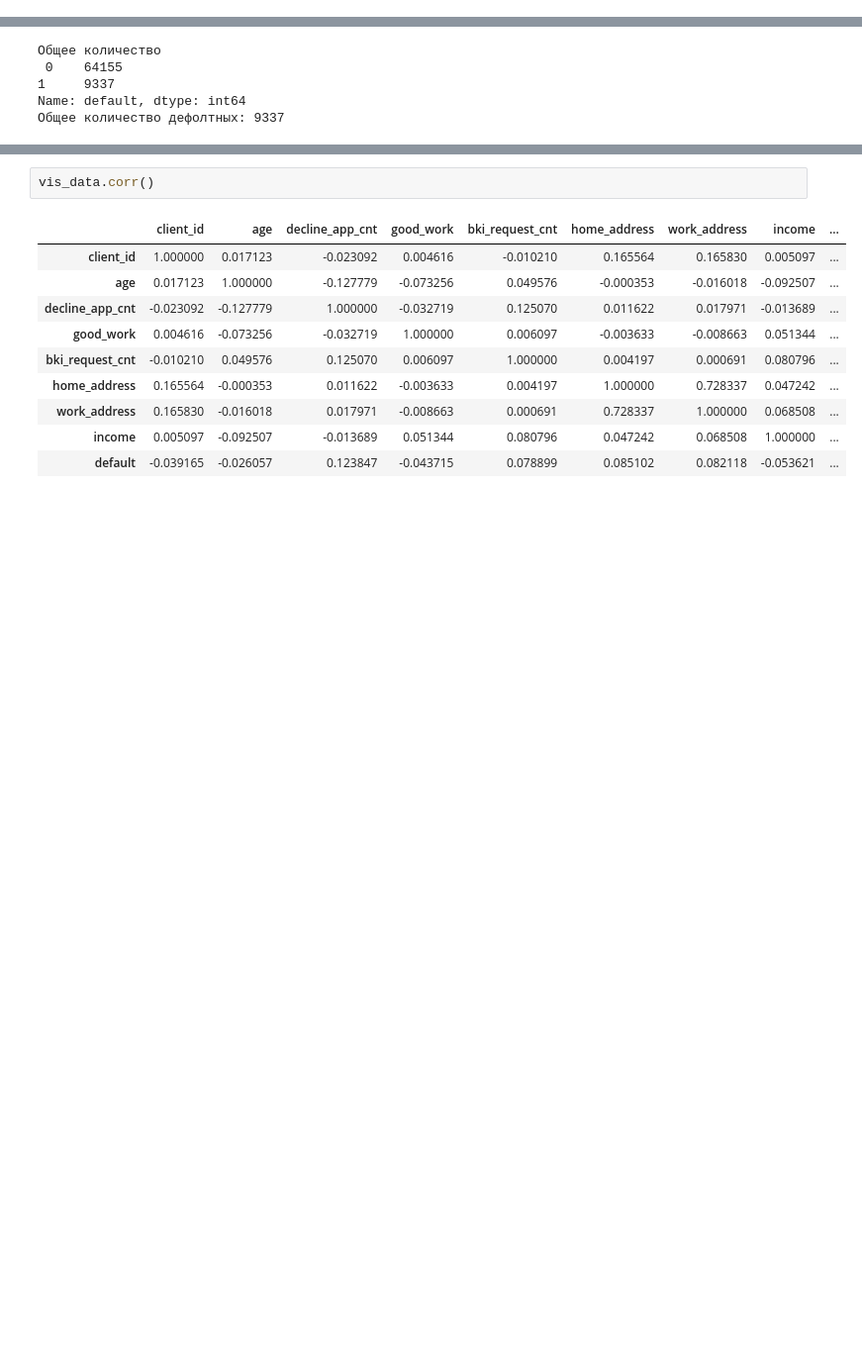
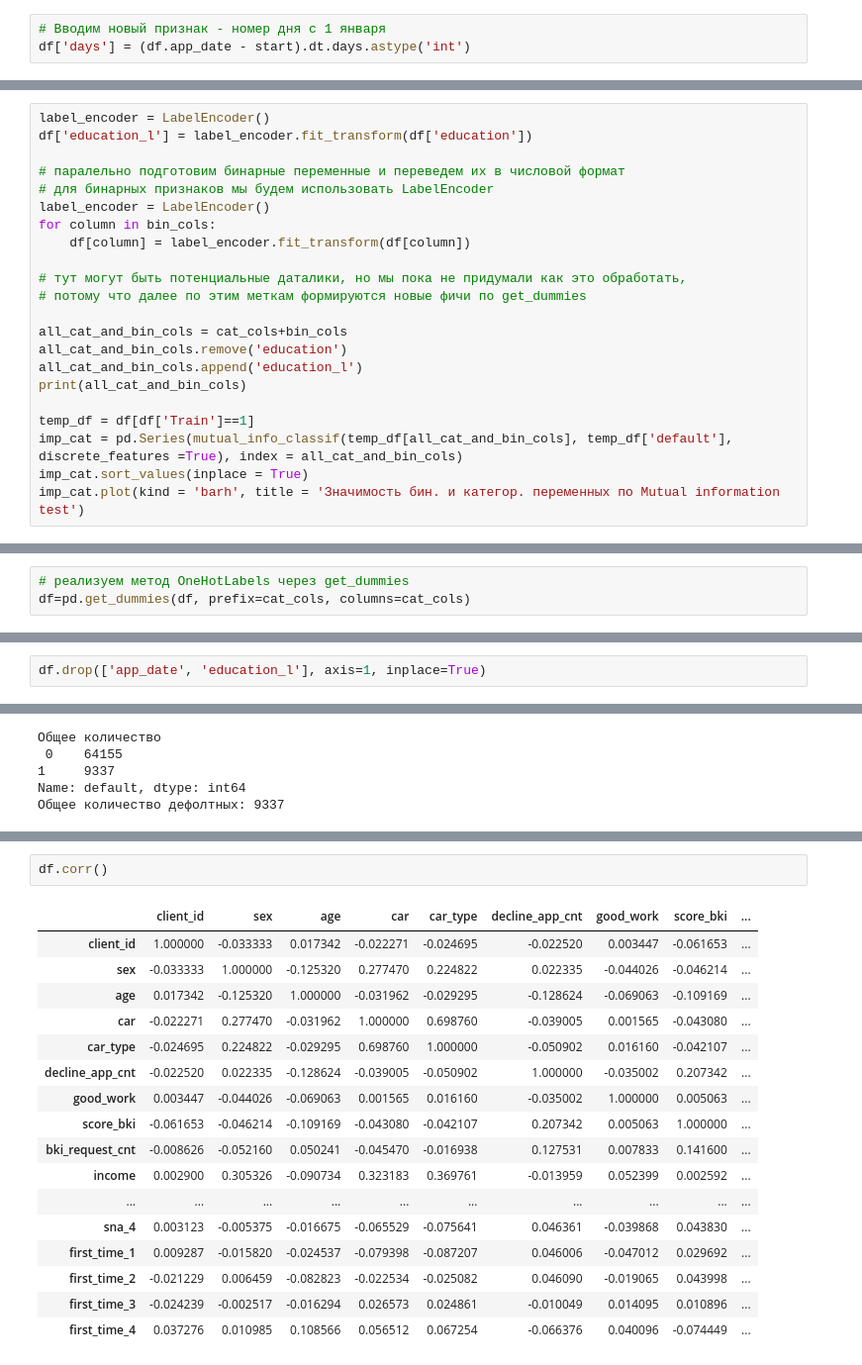
Before and after one commit to saztata/skillfactory_rds, a Jupyter notebook: скоринг банк.ipynb, the cells around one changed output, grey strips where cells are left out. Shown: that part at 99% size. Cells and saved outputs as stored; diff of their text form; blank space fills up the shorter version.

```diff
--- a/скоринг банк.ipynb
+++ b/скоринг банк.ipynb
@@ -158,0 +199,3 @@ for i in num_cols:
+# %%
+# Вводим новый признак - номер дня с 1 января
+df['days'] = (df.app_date - start).dt.days.astype('int')
@@ -158,0 +231,22 @@ for i in num_cols:
+# %%
+label_encoder = LabelEncoder()
+df['education_l'] = label_encoder.fit_transform(df['education'])
+
+# паралельно подготовим бинарные переменные и переведем их в числовой формат
+# для бинарных признаков мы будем использовать LabelEncoder
+label_encoder = LabelEncoder()
+for column in bin_cols:
+    df[column] = label_encoder.fit_transform(df[column])
+
+# тут могут быть потенциальные даталики, но мы пока не придумали как это обработать,
+# потому что далее по этим меткам формируются новые фичи по get_dummies
+
+all_cat_and_bin_cols = cat_cols+bin_cols
+all_cat_and_bin_cols.remove('education')
+all_cat_and_bin_cols.append('education_l')
+print(all_cat_and_bin_cols)
+
+temp_df = df[df['Train']==1]
+imp_cat = pd.Series(mutual_info_classif(temp_df[all_cat_and_bin_cols], temp_df['default'], discrete_features =True), index = all_cat_and_bin_cols)
+imp_cat.sort_values(inplace = True)
+imp_cat.plot(kind = 'barh', title = 'Значимость бин. и категор. переменных по Mutual information test')
@@ -158,0 +257,3 @@ for i in num_cols:
+# %%
+# реализуем метод OneHotLabels через get_dummies
+df=pd.get_dummies(df, prefix=cat_cols, columns=cat_cols)
@@ -158,0 +266,2 @@ for i in num_cols:
+# %%
+df.drop(['app_date', 'education_l'], axis=1, inplace=True)
@@ -244,13 +384,20 @@ sns.heatmap(vis_data[num_cols].corr().abs(), vmin=0, vmax=1)
 # %%
-vis_data.corr()
+df.corr()
 # %% [output]
-|  | client_id | age | decline_app_cnt | good_work | bki_request_cnt | home_address | work_address | income | ... |
-| client_id | 1.000000 | 0.017123 | -0.023092 | 0.004616 | -0.010210 | 0.165564 | 0.165830 | 0.005097 | ... |
-| age | 0.017123 | 1.000000 | -0.127779 | -0.073256 | 0.049576 | -0.000353 | -0.016018 | -0.092507 | ... |
-| decline_app_cnt | -0.023092 | -0.127779 | 1.000000 | -0.032719 | 0.125070 | 0.011622 | 0.017971 | -0.013689 | ... |
-| good_work | 0.004616 | -0.073256 | -0.032719 | 1.000000 | 0.006097 | -0.003633 | -0.008663 | 0.051344 | ... |
-| bki_request_cnt | -0.010210 | 0.049576 | 0.125070 | 0.006097 | 1.000000 | 0.004197 | 0.000691 | 0.080796 | ... |
-| home_address | 0.165564 | -0.000353 | 0.011622 | -0.003633 | 0.004197 | 1.000000 | 0.728337 | 0.047242 | ... |
-| work_address | 0.165830 | -0.016018 | 0.017971 | -0.008663 | 0.000691 | 0.728337 | 1.000000 | 0.068508 | ... |
-| income | 0.005097 | -0.092507 | -0.013689 | 0.051344 | 0.080796 | 0.047242 | 0.068508 | 1.000000 | ... |
-| default | -0.039165 | -0.026057 | 0.123847 | -0.043715 | 0.078899 | 0.085102 | 0.082118 | -0.053621 | ... |
+|  | client_id | sex | age | car | car_type | decline_app_cnt | good_work | score_bki | ... |
+| client_id | 1.000000 | -0.033333 | 0.017342 | -0.022271 | -0.024695 | -0.022520 | 0.003447 | -0.061653 | ... |
+| sex | -0.033333 | 1.000000 | -0.125320 | 0.277470 | 0.224822 | 0.022335 | -0.044026 | -0.046214 | ... |
+| age | 0.017342 | -0.125320 | 1.000000 | -0.031962 | -0.029295 | -0.128624 | -0.069063 | -0.109169 | ... |
+| car | -0.022271 | 0.277470 | -0.031962 | 1.000000 | 0.698760 | -0.039005 | 0.001565 | -0.043080 | ... |
+| car_type | -0.024695 | 0.224822 | -0.029295 | 0.698760 | 1.000000 | -0.050902 | 0.016160 | -0.042107 | ... |
+| decline_app_cnt | -0.022520 | 0.022335 | -0.128624 | -0.039005 | -0.050902 | 1.000000 | -0.035002 | 0.207342 | ... |
+| good_work | 0.003447 | -0.044026 | -0.069063 | 0.001565 | 0.016160 | -0.035002 | 1.000000 | 0.005063 | ... |
+| score_bki | -0.061653 | -0.046214 | -0.109169 | -0.043080 | -0.042107 | 0.207342 | 0.005063 | 1.000000 | ... |
+| bki_request_cnt | -0.008626 | -0.052160 | 0.050241 | -0.045470 | -0.016938 | 0.127531 | 0.007833 | 0.141600 | ... |
+| income | 0.002900 | 0.305326 | -0.090734 | 0.323183 | 0.369761 | -0.013959 | 0.052399 | 0.002592 | ... |
+| ... | ... | ... | ... | ... | ... | ... | ... | ... | ... |
+| sna_4 | 0.003123 | -0.005375 | -0.016675 | -0.065529 | -0.075641 | 0.046361 | -0.039868 | 0.043830 | ... |
+| first_time_1 | 0.009287 | -0.015820 | -0.024537 | -0.079398 | -0.087207 | 0.046006 | -0.047012 | 0.029692 | ... |
+| first_time_2 | -0.021229 | 0.006459 | -0.082823 | -0.022534 | -0.025082 | 0.046090 | -0.019065 | 0.043998 | ... |
+| first_time_3 | -0.024239 | -0.002517 | -0.016294 | 0.026573 | 0.024861 | -0.010049 | 0.014095 | 0.010896 | ... |
+| first_time_4 | 0.037276 | 0.010985 | 0.108566 | 0.056512 | 0.067254 | -0.066376 | 0.040096 | -0.074449 | ... |
```
Also changed, not shown: parts of 72 cells of this notebook, 3 other files.
